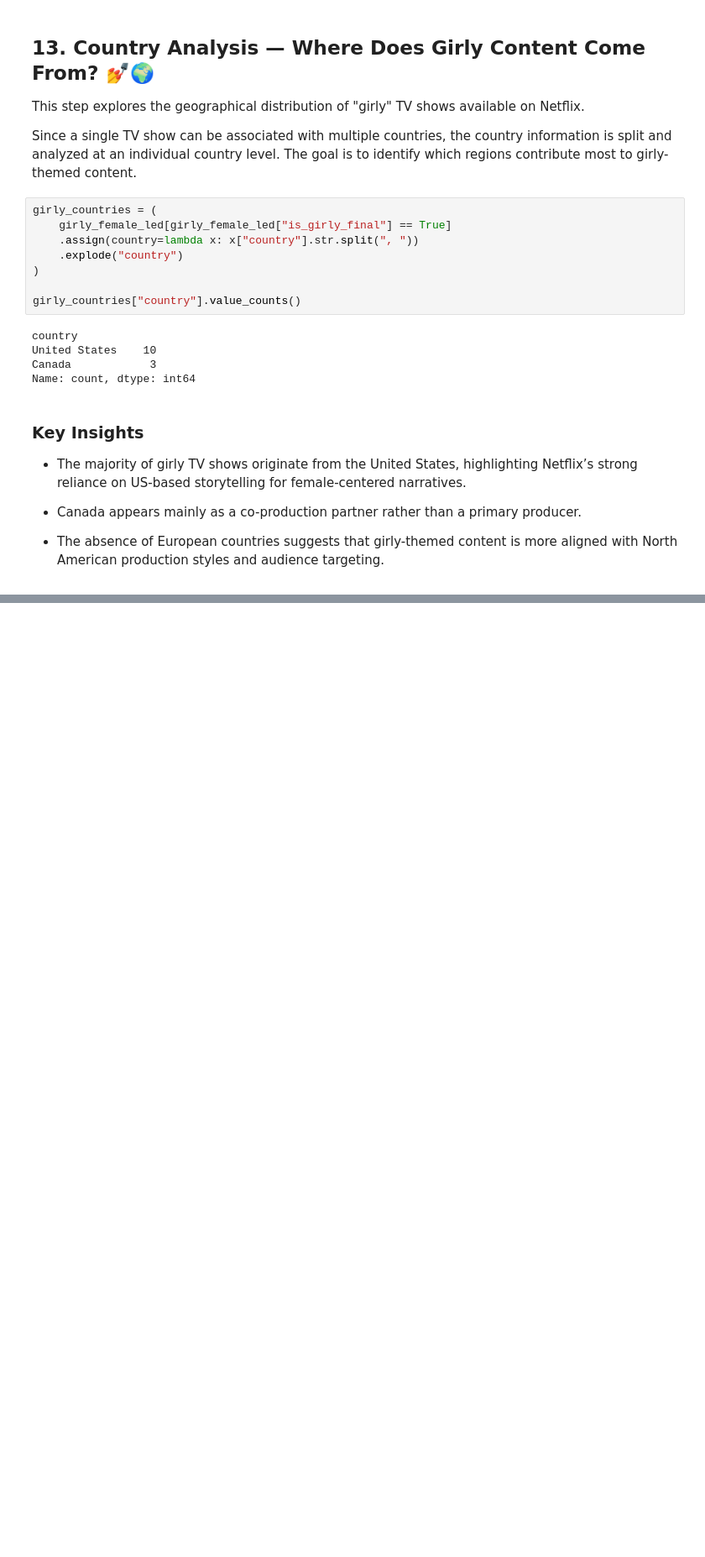
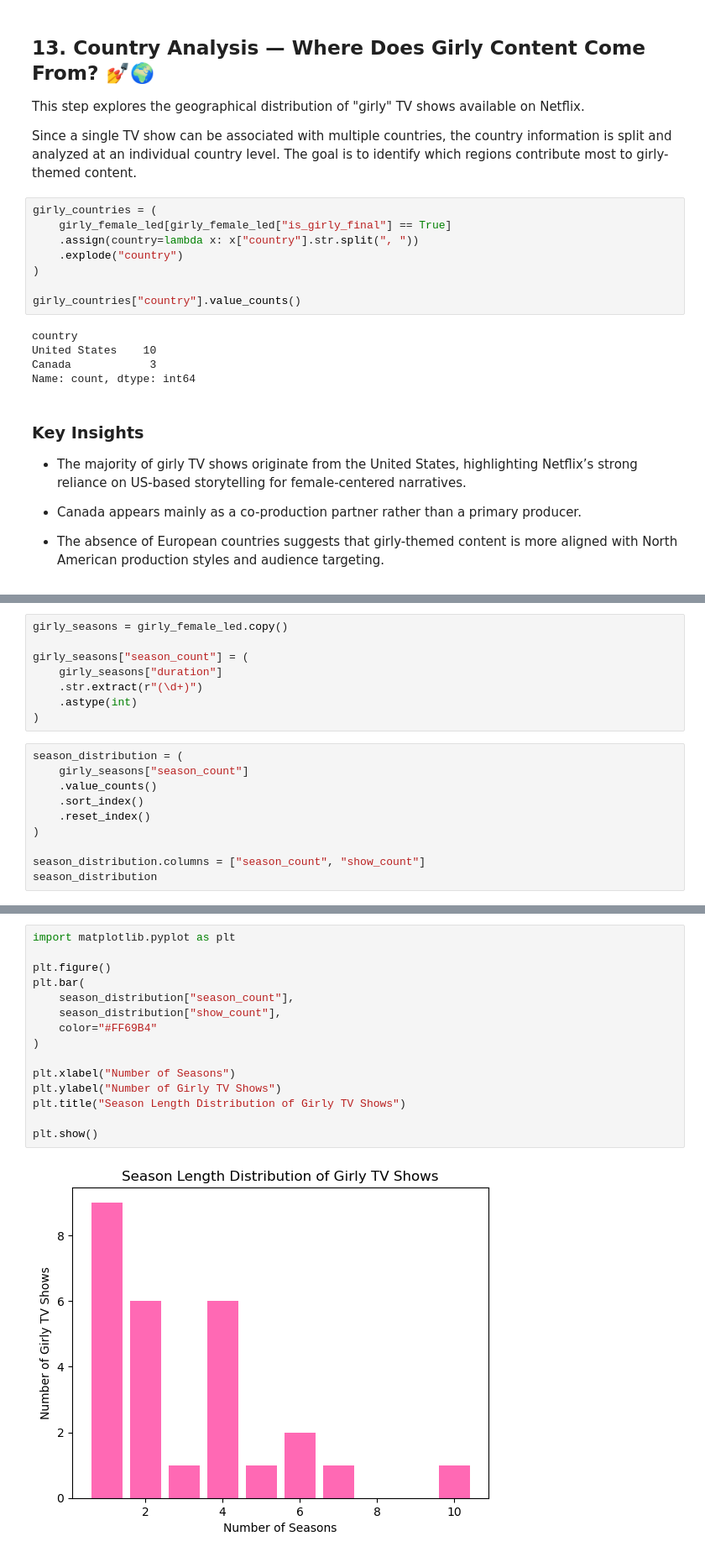
Before and after one commit to nesli10/netflix-girly-shows-analysis, a Jupyter notebook: notebooks/01_data_overview.ipynb, the cells around one changed output, grey strips where cells are left out. Shown at 84% size. Cells and saved outputs as stored; diff of their text form; blank space fills up the shorter version.

```diff
--- a/notebooks/01_data_overview.ipynb
+++ b/notebooks/01_data_overview.ipynb
@@ -566,0 +583,18 @@ Name: count, dtype: int64
+# %%
+girly_seasons = girly_female_led.copy()
+
+girly_seasons["season_count"] = (
+    girly_seasons["duration"]
+    .str.extract(r"(\d+)")
+    .astype(int)
+)
+# %%
+season_distribution = (
+    girly_seasons["season_count"]
+    .value_counts()
+    .sort_index()
+    .reset_index()
+)
+
+season_distribution.columns = ["season_count", "show_count"]
+season_distribution
@@ -566,0 +611,17 @@ Name: count, dtype: int64
+# %%
+import matplotlib.pyplot as plt
+
+plt.figure()
+plt.bar(
+    season_distribution["season_count"],
+    season_distribution["show_count"],
+    color="#FF69B4"
+)
+
+plt.xlabel("Number of Seasons")
+plt.ylabel("Number of Girly TV Shows")
+plt.title("Season Length Distribution of Girly TV Shows")
+
+plt.show()
+# %% [output]
+[figure, added]
```
Also changed, not shown: parts of 5 cells of this notebook.
